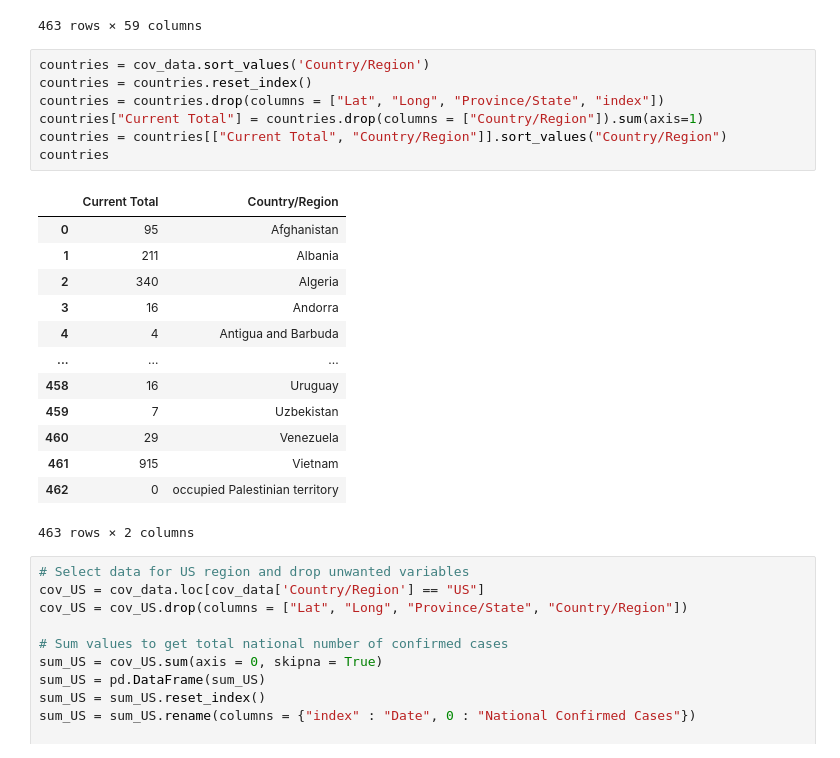
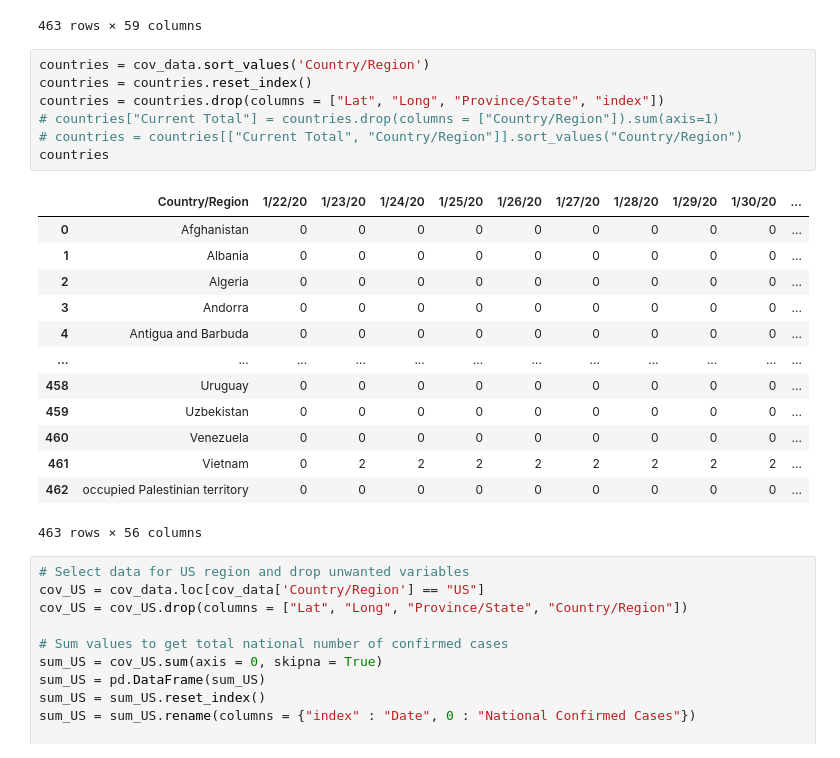
Before and after one commit to Robtaddeo/Coronadex, a Jupyter notebook: djia.ipynb, the cells around one changed output. Saved outputs shown, nothing was run; the diff lists cells and outputs as text.

```diff
--- a/djia.ipynb
+++ b/djia.ipynb
@@ -123,24 +123,24 @@ cov_data
 # %%
 countries = cov_data.sort_values('Country/Region')
 countries = countries.reset_index()
 countries = countries.drop(columns = ["Lat", "Long", "Province/State", "index"])
-countries["Current Total"] = countries.drop(columns = ["Country/Region"]).sum(axis=1)
-countries = countries[["Current Total", "Country/Region"]].sort_values("Country/Region")
+# countries["Current Total"] = countries.drop(columns = ["Country/Region"]).sum(axis=1)
+# countries = countries[["Current Total", "Country/Region"]].sort_values("Country/Region")
 countries
 # %% [output]
-|  | Current Total | Country/Region |
-| 0 | 95 | Afghanistan |
-| 1 | 211 | Albania |
-| 2 | 340 | Algeria |
-| 3 | 16 | Andorra |
-| 4 | 4 | Antigua and Barbuda |
-| ... | ... | ... |
-| 458 | 16 | Uruguay |
-| 459 | 7 | Uzbekistan |
-| 460 | 29 | Venezuela |
-| 461 | 915 | Vietnam |
-| 462 | 0 | occupied Palestinian territory |
+|  | Country/Region | 1/22/20 | 1/23/20 | 1/24/20 | 1/25/20 | 1/26/20 | 1/27/20 | 1/28/20 | 1/29/20 | 1/30/20 | ... |
+| 0 | Afghanistan | 0 | 0 | 0 | 0 | 0 | 0 | 0 | 0 | 0 | ... |
+| 1 | Albania | 0 | 0 | 0 | 0 | 0 | 0 | 0 | 0 | 0 | ... |
+| 2 | Algeria | 0 | 0 | 0 | 0 | 0 | 0 | 0 | 0 | 0 | ... |
+| 3 | Andorra | 0 | 0 | 0 | 0 | 0 | 0 | 0 | 0 | 0 | ... |
+| 4 | Antigua and Barbuda | 0 | 0 | 0 | 0 | 0 | 0 | 0 | 0 | 0 | ... |
+| ... | ... | ... | ... | ... | ... | ... | ... | ... | ... | ... | ... |
+| 458 | Uruguay | 0 | 0 | 0 | 0 | 0 | 0 | 0 | 0 | 0 | ... |
+| 459 | Uzbekistan | 0 | 0 | 0 | 0 | 0 | 0 | 0 | 0 | 0 | ... |
+| 460 | Venezuela | 0 | 0 | 0 | 0 | 0 | 0 | 0 | 0 | 0 | ... |
+| 461 | Vietnam | 0 | 2 | 2 | 2 | 2 | 2 | 2 | 2 | 2 | ... |
+| 462 | occupied Palestinian territory | 0 | 0 | 0 | 0 | 0 | 0 | 0 | 0 | 0 | ... |
-463 rows × 2 columns
+463 rows × 56 columns
 # %%
 # Select data for US region and drop unwanted variables
 cov_US = cov_data.loc[cov_data['Country/Region'] == "US"]
```
Also changed, not shown: parts of 9 cells of this notebook, 2 other files.
